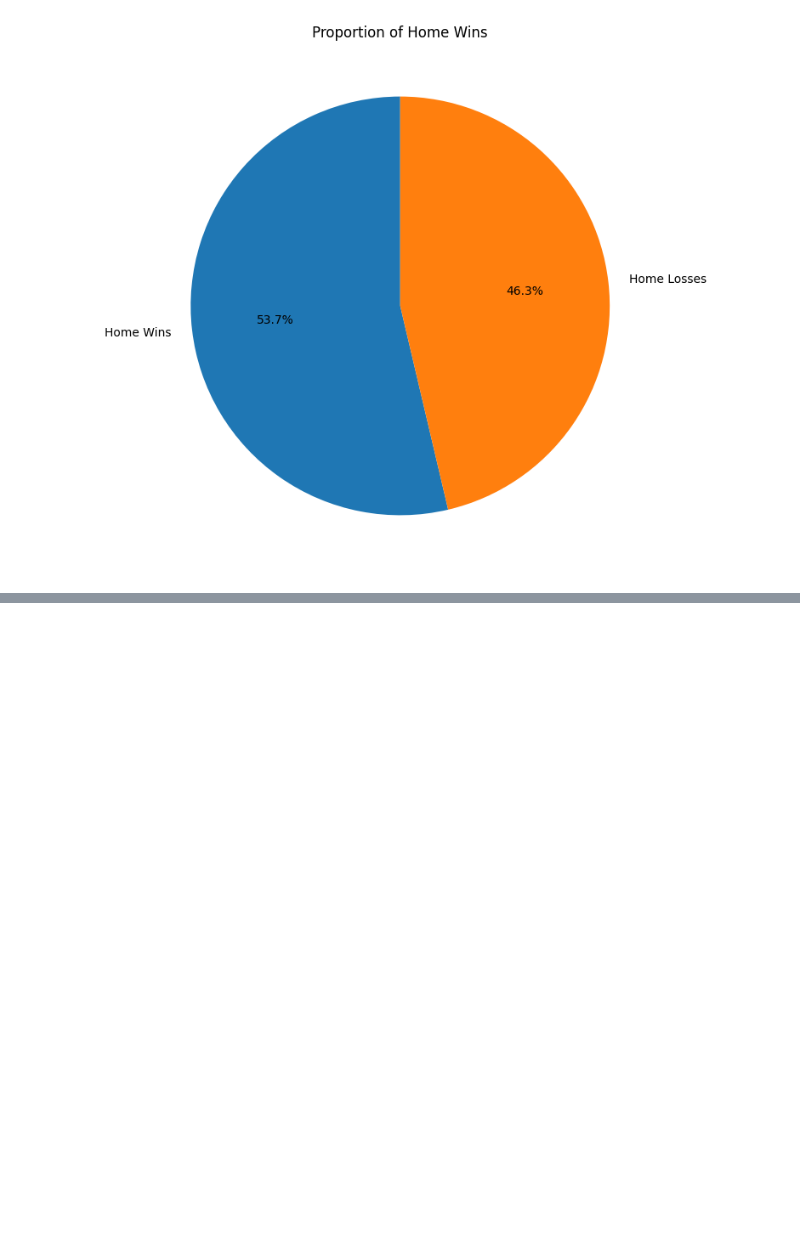
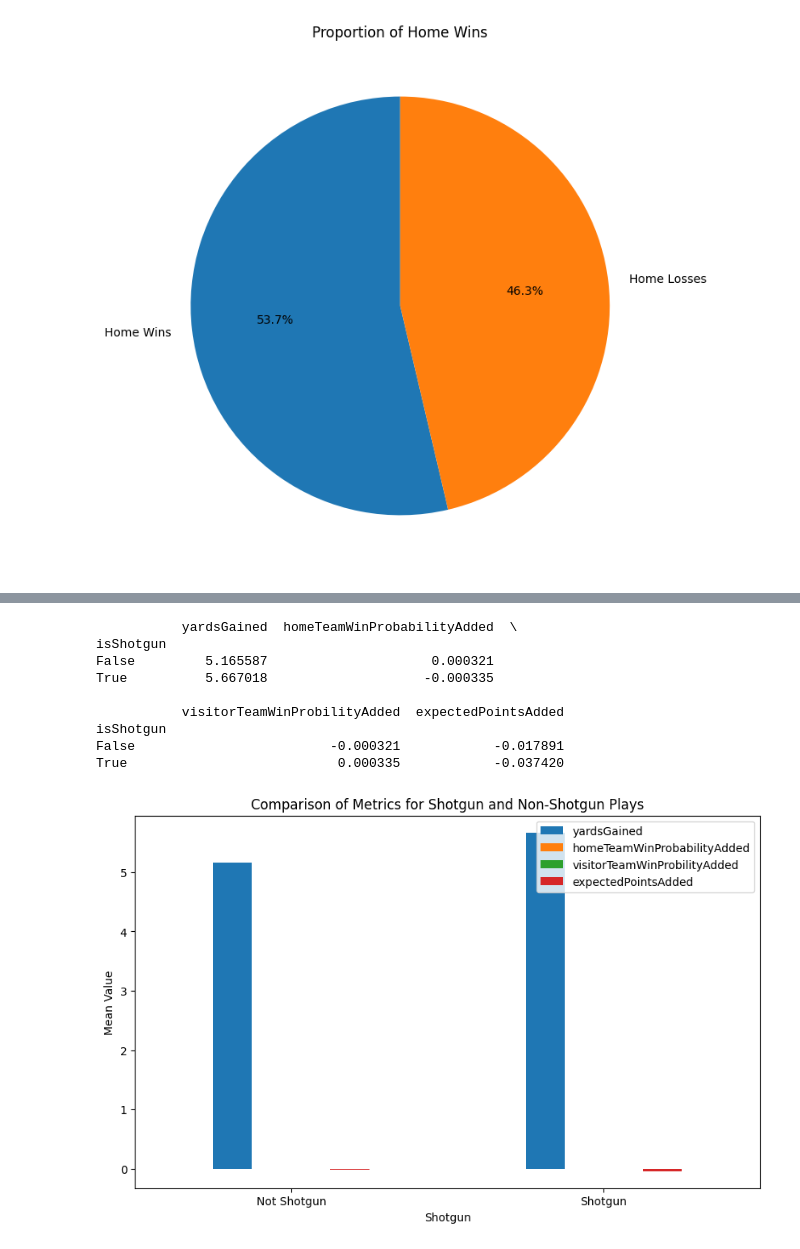
Before and after one commit to lanvu301/NFL-Big-Data-Bowl, a Jupyter notebook: script.ipynb, the cells around one changed output, grey strips where cells are left out. Cells and saved outputs as stored; diff of their text form; code cells hidden in the pictures; blank space fills up the shorter version.

```diff
--- a/script.ipynb
+++ b/script.ipynb
@@ -36,0 +47,30 @@ plt.show()
+# %%
+players['isShotgun'] = players['playDescription'].str.contains(r'\(Shotgun\)', case=False, na=False)
+
+# Select relevant columns
+shotgun_analysis = players[['isShotgun','yardsGained', 'homeTeamWinProbabilityAdded', 'visitorTeamWinProbilityAdded', 'expectedPointsAdded']]
+
+# Group by isShotgun and calculate the mean for each group
+shotgun_grouped = shotgun_analysis.groupby('isShotgun').mean()
+
+# Display the results
+print(shotgun_grouped)
+# Plot the bar chart
+shotgun_grouped.plot(kind='bar', figsize=(10, 6))
+plt.title('Comparison of Metrics for Shotgun and Non-Shotgun Plays')
+plt.xlabel('Shotgun')
+plt.ylabel('Mean Value')
+plt.xticks(ticks=[0, 1], labels=['Not Shotgun', 'Shotgun'], rotation=0)
+plt.legend(loc='best')
+plt.show()
+# %% [output]
+           yardsGained  homeTeamWinProbabilityAdded  \
+isShotgun
+False         5.165587                     0.000321
+True          5.667018                    -0.000335
+
+           visitorTeamWinProbilityAdded  expectedPointsAdded
+isShotgun
+False                         -0.000321            -0.017891
+True                           0.000335            -0.037420
+[figure, added]
```
Also changed, not shown: parts of 5 cells of this notebook.
